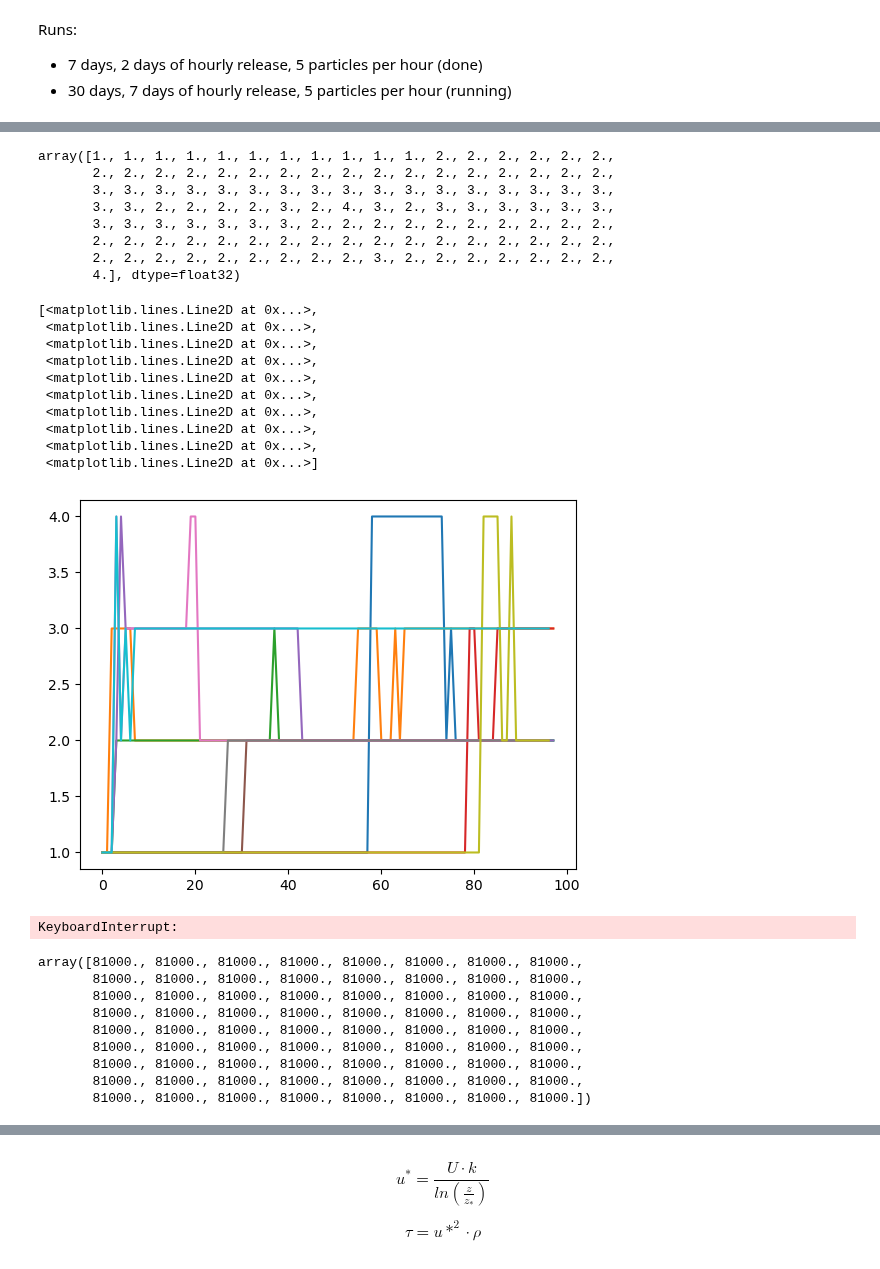
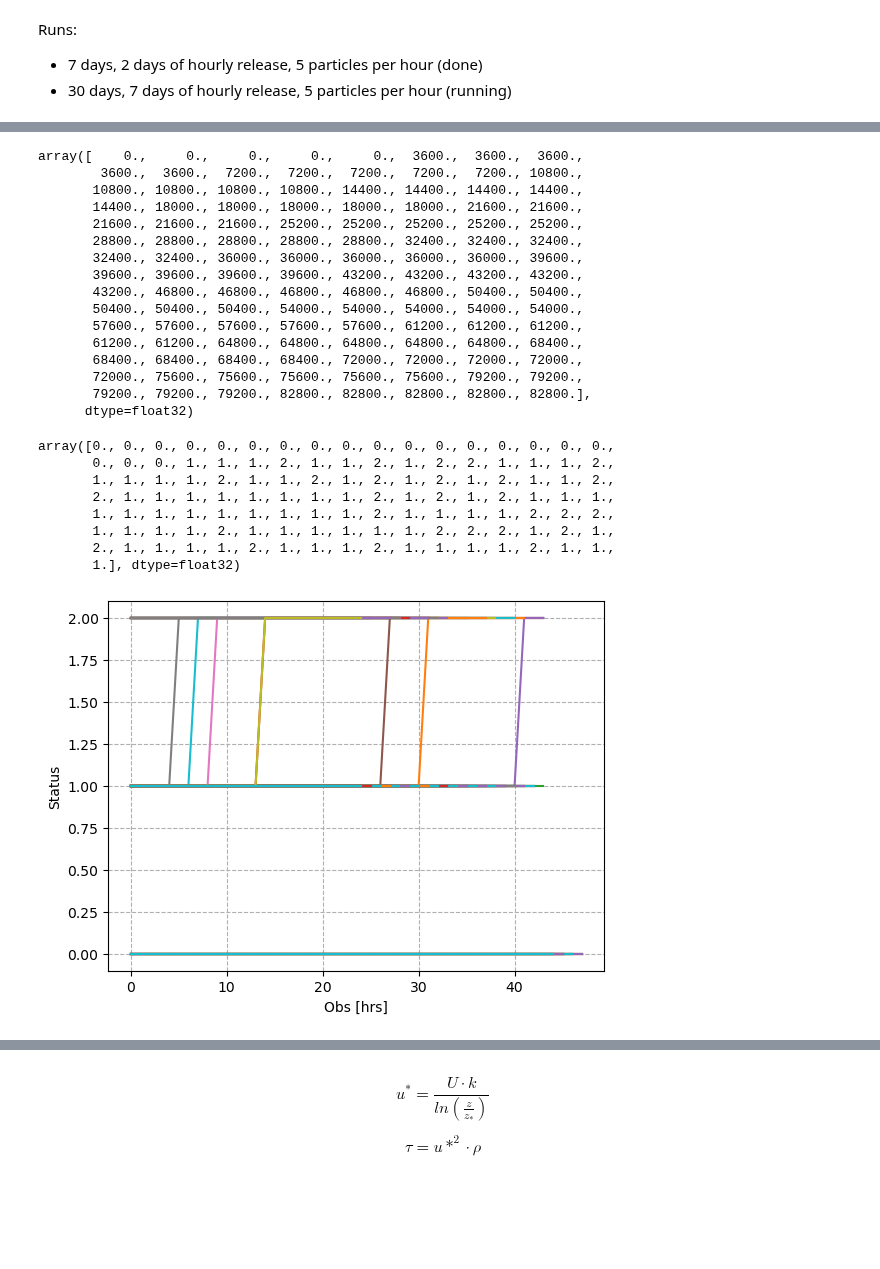
Before and after one commit to SalishSeaCast/analysis-vicente, a Jupyter notebook: Ocean_Parcels/drafts/PBDE_runs/test_params/Analysis.ipynb, the cells around one changed output, grey strips where cells are left out. Cells and saved outputs as stored; diff of their text form; code cells hidden in the pictures; blank space fills up the shorter version.

```diff
--- a/Ocean_Parcels/drafts/PBDE_runs/test_params/Analysis.ipynb
+++ b/Ocean_Parcels/drafts/PBDE_runs/test_params/Analysis.ipynb
@@ -55,6 +55,7 @@ Runs:
 # %%
 #file_name = '/home/vvalenzuela/MOAD/Ocean_Parcels/results/Test_runs/Test_hourly_V2/PBDEs_run_for_11_days_5_hourly_particles_20220101_1n_20220112_1n.zarr'
 #file_name = '/home/vvalenzuela/MOAD/Ocean_Parcels/results/Test_runs/Test_hourly_V2/PBDEs_run_for_44_days_5_hourly_particles_20220101_1n_20220214_1n.zarr'
-file_name = '/home/vvalenzuela/MOAD/Ocean_Parcels/results/Test_runs/Test_hourly_V2/PBDEs_run_for_5_days_5_hourly_particles_20220101_1n_20220106_1n.zarr'
+file_name = '/home/vvalenzuela/MOAD/Ocean_Parcels/results/Test_runs/Test_hourly_V2/PBDEs_run_for_2_days_5_hourly_particles_20220101_1n_20220103_1n.zarr'
+#file_name = '/home/vvalenzuela/MOAD/Ocean_Parcels/results/Test_runs/Test_hourly_V2/PBDEs_run_for_3_days_5_hourly_particles_20220101_1n_20220104_1n.zarr'
 data = xr.open_zarr(file_name, decode_times=True)
 depth = data.z/data.fact
@@ -61,25 +137,37 @@ depth = data.z/data.fact
+# %%
+data.release_time[:,0].values
+# %% [output]
+array([    0.,     0.,     0.,     0.,     0.,  3600.,  3600.,  3600.,
+        3600.,  3600.,  7200.,  7200.,  7200.,  7200.,  7200., 10800.,
+       10800., 10800., 10800., 10800., 14400., 14400., 14400., 14400.,
+       14400., 18000., 18000., 18000., 18000., 18000., 21600., 21600.,
+       21600., 21600., 21600., 25200., 25200., 25200., 25200., 25200.,
+       28800., 28800., 28800., 28800., 28800., 32400., 32400., 32400.,
+       32400., 32400., 36000., 36000., 36000., 36000., 36000., 39600.,
+       39600., 39600., 39600., 39600., 43200., 43200., 43200., 43200.,
+       43200., 46800., 46800., 46800., 46800., 46800., 50400., 50400.,
+       50400., 50400., 50400., 54000., 54000., 54000., 54000., 54000.,
+       57600., 57600., 57600., 57600., 57600., 61200., 61200., 61200.,
+       61200., 61200., 64800., 64800., 64800., 64800., 64800., 68400.,
+       68400., 68400., 68400., 68400., 72000., 72000., 72000., 72000.,
+       72000., 75600., 75600., 75600., 75600., 75600., 79200., 79200.,
+       79200., 79200., 79200., 82800., 82800., 82800., 82800., 82800.],
+      dtype=float32)
 # %%
-data.status[4,:].values
+data.status[:,0].values
 # %% [output]
-array([1., 1., 1., 1., 1., 1., 1., 1., 1., 1., 1., 2., 2., 2., 2., 2., 2.,
-       2., 2., 2., 2., 2., 2., 2., 2., 2., 2., 2., 2., 2., 2., 2., 2., 2.,
-       3., 3., 3., 3., 3., 3., 3., 3., 3., 3., 3., 3., 3., 3., 3., 3., 3.,
-       3., 3., 2., 2., 2., 2., 3., 2., 4., 3., 2., 3., 3., 3., 3., 3., 3.,
-       3., 3., 3., 3., 3., 3., 3., 2., 2., 2., 2., 2., 2., 2., 2., 2., 2.,
-       2., 2., 2., 2., 2., 2., 2., 2., 2., 2., 2., 2., 2., 2., 2., 2., 2.,
-       2., 2., 2., 2., 2., 2., 2., 2., 2., 3., 2., 2., 2., 2., 2., 2., 2.,
-       4.], dtype=float32)
+array([0., 0., 0., 0., 0., 0., 0., 0., 0., 0., 0., 0., 0., 0., 0., 0., 0.,
+       0., 0., 0., 1., 1., 1., 2., 1., 1., 2., 1., 2., 2., 1., 1., 1., 2.,
+       1., 1., 1., 1., 2., 1., 1., 2., 1., 2., 1., 2., 1., 2., 1., 1., 2.,
+       2., 1., 1., 1., 1., 1., 1., 1., 1., 2., 1., 2., 1., 2., 1., 1., 1.,
+       1., 1., 1., 1., 1., 1., 1., 1., 1., 2., 1., 1., 1., 1., 2., 2., 2.,
+       1., 1., 1., 1., 2., 1., 1., 1., 1., 1., 1., 2., 2., 2., 1., 2., 1.,
+       2., 1., 1., 1., 1., 2., 1., 1., 1., 2., 1., 1., 1., 1., 2., 1., 1.,
+       1.], dtype=float32)
 # %%
-plt.plot(data.status[-10:,:].T.values)
+plt.plot(data.status.T.values)
+plt.ylabel('Status')
+plt.xlabel('Obs [hrs]')
+plt.grid(linestyle = '--')
 # %% [output]
-[<matplotlib.lines.Line2D at 0x...>,
- <matplotlib.lines.Line2D at 0x...>,
- <matplotlib.lines.Line2D at 0x...>,
- <matplotlib.lines.Line2D at 0x...>,
- <matplotlib.lines.Line2D at 0x...>,
- <matplotlib.lines.Line2D at 0x...>,
- <matplotlib.lines.Line2D at 0x...>,
- <matplotlib.lines.Line2D at 0x...>,
- <matplotlib.lines.Line2D at 0x...>,
- <matplotlib.lines.Line2D at 0x...>]
-[figure, old version]
+[figure, new version]
@@ -122,19 +174,3 @@ anim = FuncAnimation(fig, animate, frames=len(timerange), interval=100)
-# %%
-HTML(anim.to_jshtml())
-# %% [output]
-KeyboardInterrupt:
-# %%
-data.release_time[-1,:-24].values
-# %% [output]
-array([81000., 81000., 81000., 81000., 81000., 81000., 81000., 81000.,
-       81000., 81000., 81000., 81000., 81000., 81000., 81000., 81000.,
-       81000., 81000., 81000., 81000., 81000., 81000., 81000., 81000.,
-       81000., 81000., 81000., 81000., 81000., 81000., 81000., 81000.,
-       81000., 81000., 81000., 81000., 81000., 81000., 81000., 81000.,
-       81000., 81000., 81000., 81000., 81000., 81000., 81000., 81000.,
-       81000., 81000., 81000., 81000., 81000., 81000., 81000., 81000.,
-       81000., 81000., 81000., 81000., 81000., 81000., 81000., 81000.,
-       81000., 81000., 81000., 81000., 81000., 81000., 81000., 81000.])
 # %%
 limit_begin_end = int(timedelta(days=2).total_seconds()/(60*60))
 print(limit_begin_end)
```
Also changed, not shown: parts of 16 cells of this notebook, 6 other files.
